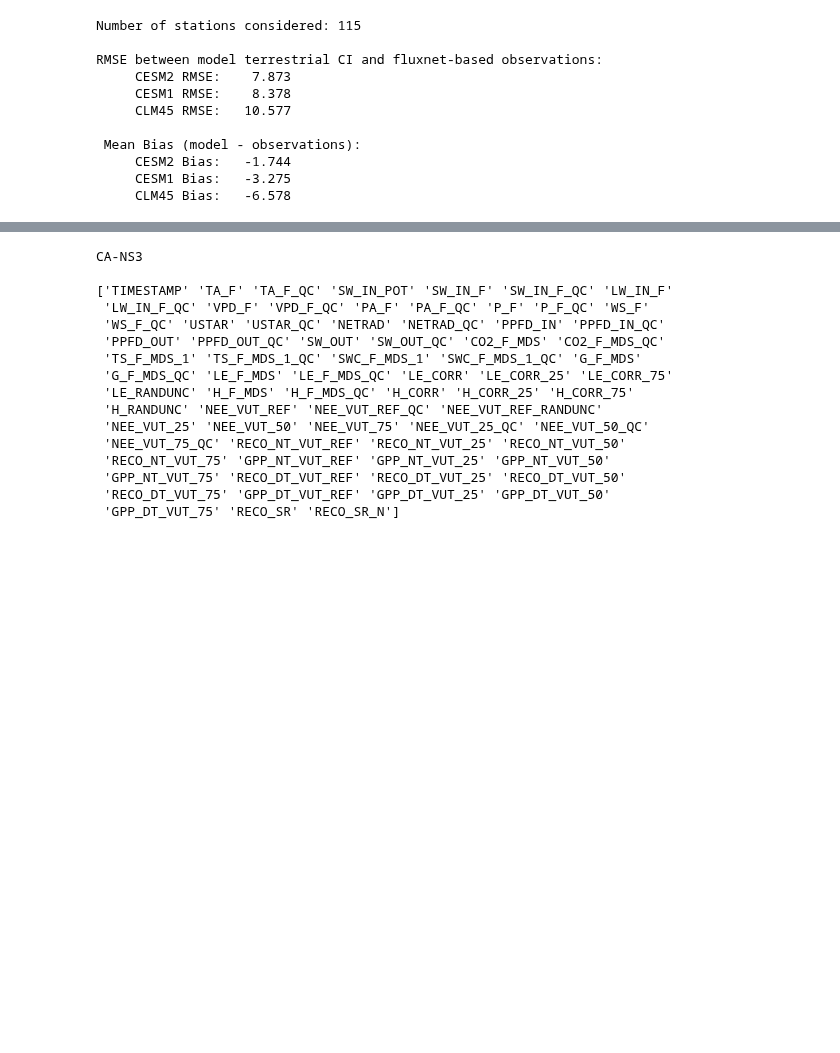
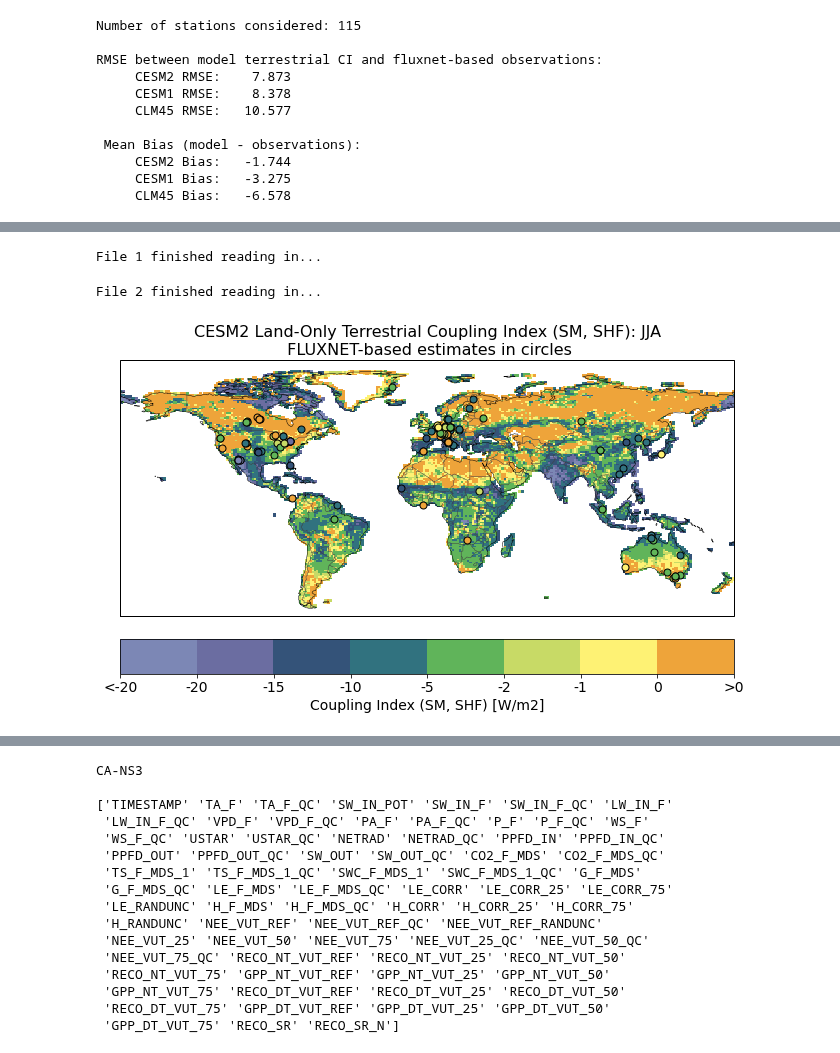
Before and after one commit to megandevlan/Coupling_CAM6CLM5, a Jupyter notebook: FLUXNET_coupling.ipynb, the cells around one changed output, grey strips where cells are left out. Saved outputs shown, nothing was run; the diff lists cells and outputs as text; code cells hidden in the pictures; blank space fills up the shorter version.

Commit message:
Land only sim analysis added

```diff
--- a/FLUXNET_coupling.ipynb
+++ b/FLUXNET_coupling.ipynb
@@ -662,0 +689,80 @@ RMSE between model terrestrial CI and fluxnet-based observations:
+# %%
+# Read in files and get time as usable format
+file1 = dataDir+fileStart+timeName[0]+fileEnd
+lndOnlyDF1 = xr.open_dataset(file1, decode_times=True)
+lndOnlyDF1['time'] = lndOnlyDF1.indexes['time'].to_datetimeindex()
+print('File 1 finished reading in...')
+
+file2 = dataDir+fileStart+timeName[1]+fileEnd
+lndOnlyDF2 = xr.open_dataset(file2, decode_times=True)
+lndOnlyDF2['time'] = lndOnlyDF2.indexes['time'].to_datetimeindex()
+print('File 2 finished reading in...')
+
+# Concat in one array
+flux_full  = xr.concat([lndOnlyDF1, lndOnlyDF2], dim="time")
+# %% [output]
+File 1 finished reading in...
+File 2 finished reading in...
+# %%
+# --- Compute coupling index between soil moisture and sensible heat flux (terrestrial leg) --- #
+
+# Compute coupling index
+terraLeg_lndOnly = cm.metrics.CouplingIndex()
+terraLeg_lndOnly = terraLeg_lndOnly.compute(flux_full, xname='SOILWATER_10CM',yname='FSH',averaging='season')
+# %%
+# Pull out JJA value
+terraLeg_lndOnly_JJA = terraLeg_lndOnly.SOILWATER_10CM_FSH_CI.values[1,:,:]
+
+# Make data cylic for JJA
+terraLeg_lndOnly_JJA_cyclic, lon_cyclic = cartopy.util.add_cyclic_point(terraLeg_lndOnly_JJA, flux_full.lon.values)
+
+# Now get "colorsTerraLeg" (the color aliased version of TerraCI arrays)
+colorsTerraLeg_lndOnly   = map_terraCI_colors(terraLeg_lndOnly_JJA_cyclic)
+
+# Also pull out lat/lon
+lat_lndOnly = flux_full.lat.values
+lon_lndOnly = flux_full.lon.values
+lon = lon_cyclic
+# %%
+# --- Plot JJA Terrestrial leg
+
+fig=plt.figure(figsize=(11, 8), facecolor='w', edgecolor='k')
+
+my_fontsize = 14
+
+## --- Set axes and color sections ---
+ax = fig.add_subplot(111, projection=ccrs.PlateCarree())
+ax.set_extent([-180,180,-60,90], crs=ccrs.PlateCarree())   #Set to global ot match previous version
+bounds = [1,2,3,4,5,6,7,8,9]
+norm = colors.BoundaryNorm(boundaries=bounds, ncolors=256)
+
+## --- Create Plot ---
+contour_plot = ax.pcolormesh(lon_cyclic,lat_lndOnly,colorsTerraLeg_lndOnly,norm=norm,
+                             cmap=my_cmap_SMvSHF,
+                             vmin=1,vmax=9)
+
+# Colorbar
+ax_position = ax.get_position()
+cbar_ax = fig.add_axes([ax_position.x0, ax_position.y0-0.1, ax_position.width, 0.06])
+cbar = plt.colorbar(contour_plot, orientation='horizontal',ticks=range(13),cax=cbar_ax)
+cbar.set_label('Coupling Index (SM, SHF) [W/m2]',fontsize=my_fontsize)
+cbar.ax.set_xticklabels(['<-20','-20','-15','-10','-5','-2','-1','0','>0'],fontsize=my_fontsize)  # vertically oriented colorbar
+
+#Additional options
+ax.set_title('CESM2 Land-Only Terrestrial Coupling Index (SM, SHF): JJA\n FLUXNET-based estimates in circles',fontsize=16)
+ax.coastlines(linewidth=0.5,edgecolor='0.25')
+ax.add_feature(cfeature.BORDERS,linewidth=0.5,edgecolor='0.25')
+
+# ----------- Add FluxNet measurements ------------
+for iStation in range(len(dataFiles)):
+    if (np.isfinite(colorsTerraLeg_FLUXNET[iStation])==True):
+
+        colorChoice = colorsList_SMvSHF[int(colorsTerraLeg_FLUXNET[iStation]-1)]
+
+        ax.plot(lon_fluxnet[iStation],lat_fluxnet[iStation], 'o',
+                markerfacecolor=colorChoice,
+                markeredgecolor='k',
+                markersize=7,
+                transform=ccrs.PlateCarree())
+# %% [output]
+[figure, added]
```
Also changed, not shown: parts of 10 cells of this notebook.
